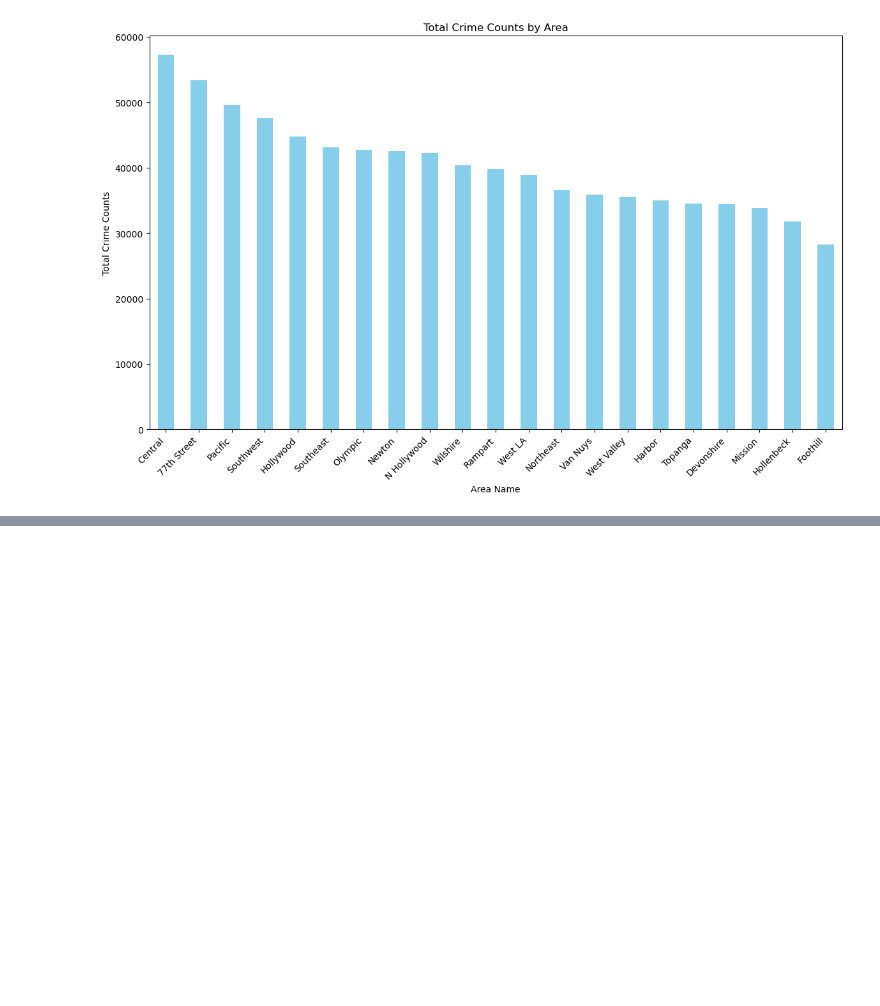
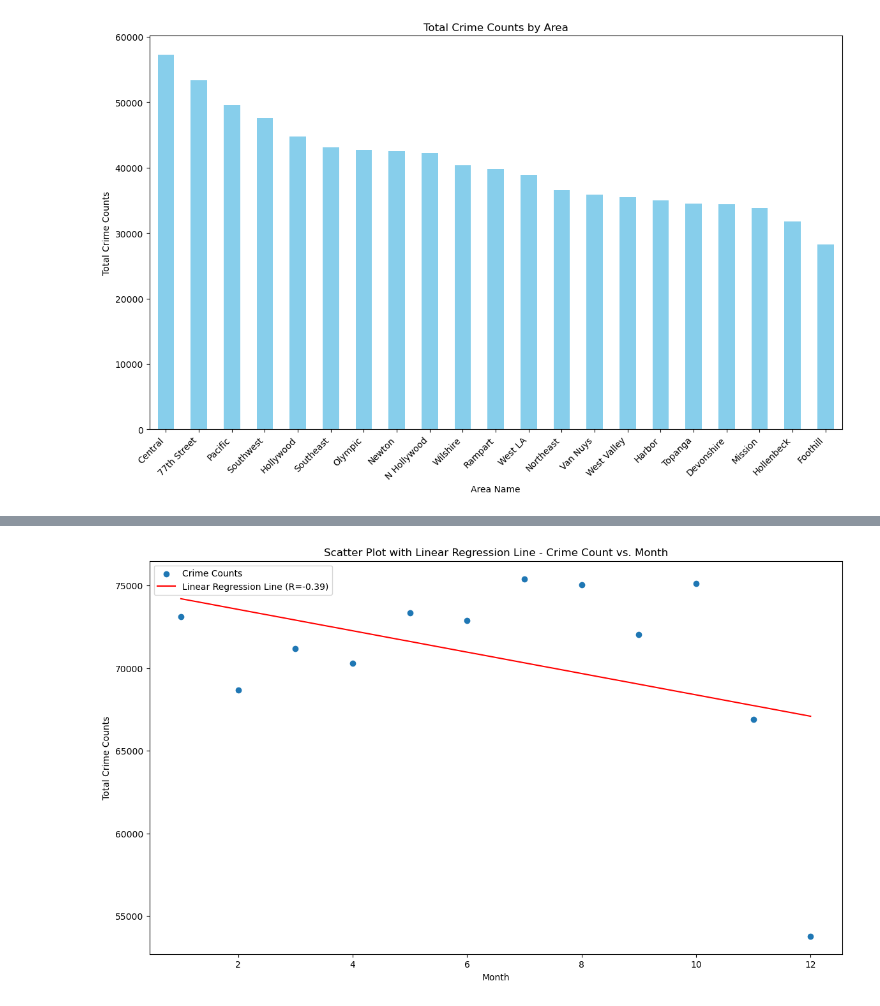
Before and after one commit to qazifabiahoq/Project_Crime_in_La_2020-Dec2023, a Jupyter notebook: Crime_LA.ipynb, the cells around one changed output, grey strips where cells are left out. Saved outputs shown, nothing was run; the diff lists cells and outputs as text; code cells hidden in the pictures; blank space fills up the shorter version.

```diff
--- a/Crime_LA.ipynb
+++ b/Crime_LA.ipynb
@@ -118,0 +189,22 @@ plt.show()
+# %%
+# Convert 'DATE OCC' to datetime format
+crime_data['DATE OCC'] = pd.to_datetime(crime_data['DATE OCC'])
+
+# Extract the month from the 'DATE OCC' column
+crime_data['Month'] = crime_data['DATE OCC'].dt.month
+
+# Scatter plot with a linear regression line
+plt.figure(figsize=(14, 8))
+plt.scatter(crime_data.groupby('Month').size().index, crime_data.groupby('Month').size().values, label='Crime Counts')
+
+# Fit a linear regression line
+slope, intercept, r_value, p_value, std_err = linregress(crime_data.groupby('Month').size().index, crime_data.groupby('Month').size().values)
+plt.plot(crime_data.groupby('Month').size().index, slope * crime_data.groupby('Month').size().index + intercept, color='red', label=f'Linear Regression Line (R={r_value:.2f})')
+
+plt.title('Scatter Plot with Linear Regression Line - Crime Count vs. Month')
+plt.xlabel('Month')
+plt.ylabel('Total Crime Counts')
+plt.legend()
+plt.show()
+# %% [output]
+[figure, added]
```
Also changed, not shown: parts of 6 cells of this notebook.
